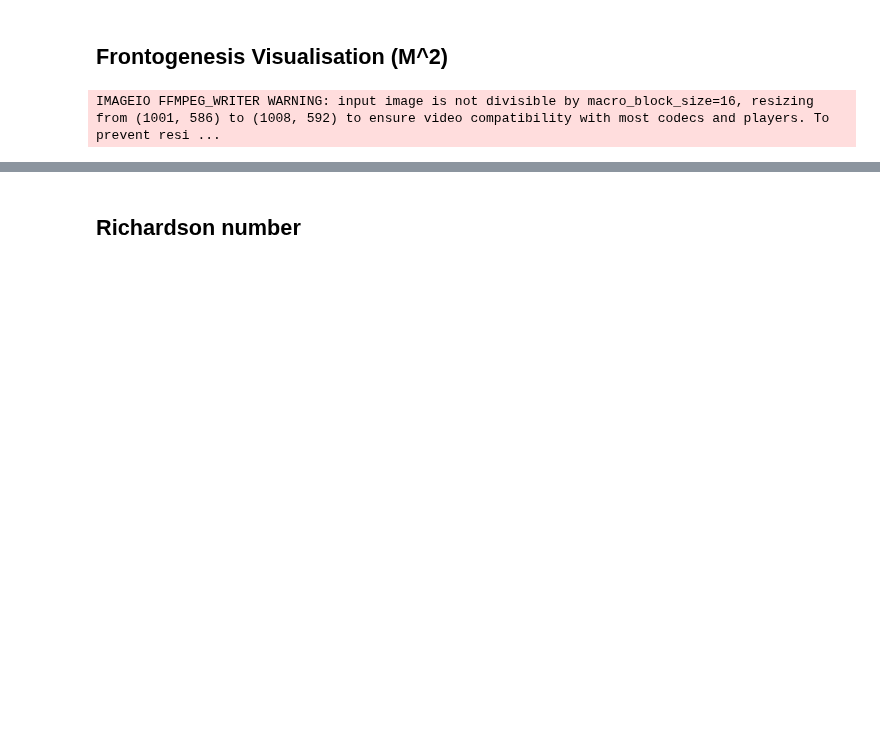
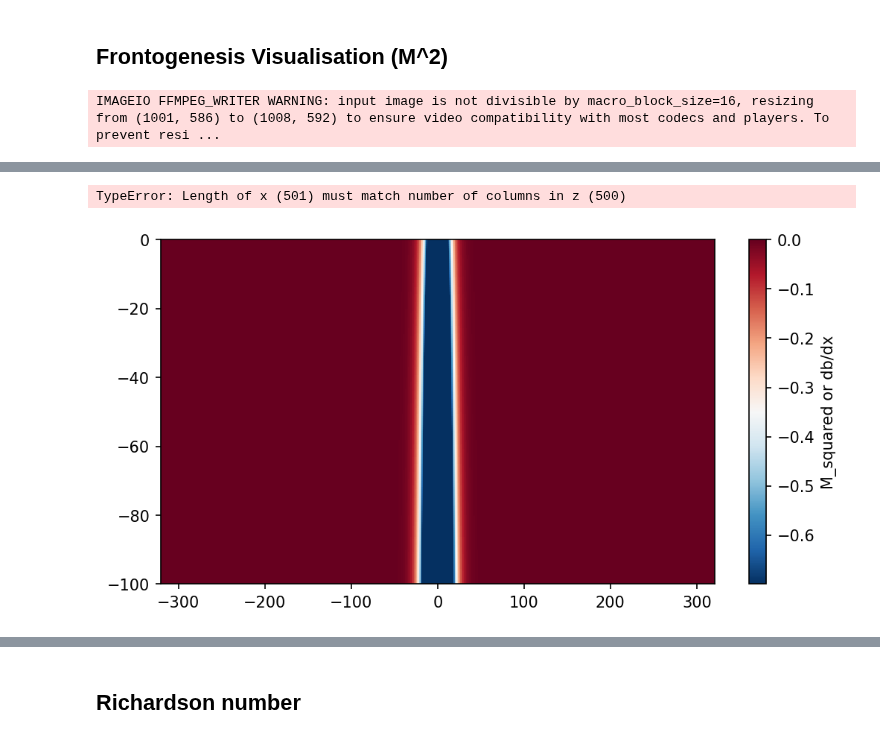
Before and after one commit to tom-rex/Oceananigans_projects, a Jupyter notebook: python_visualisations.ipynb, the cells around one changed output, grey strips where cells are left out. Cells and saved outputs as stored; diff of their text form; code cells hidden in the pictures; blank space fills up the shorter version.

```diff
--- a/python_visualisations.ipynb
+++ b/python_visualisations.ipynb
@@ -209,0 +270,64 @@ plt.show()
+# %%
+# contours working
+
+b = ds['b'].load()  # Load only after preprocessing
+
+
+# 2. Downsample in Time (every 10th frame)
+time_step = max(1, len(ds.time)//100)  # Target ~100 frames max
+selected_times = ds.time[::time_step]
+
+# 3. Pre-compute plot limits
+vmin, vmax = float(v_g.quantile(0.05)), float(v_g.quantile(0.95))
+x_km = ds.x_faa.values / 1e3
+
+# 4. Parallel Frame Generation (faster than sequential)
+def create_frame(i):
+    fig, ax = plt.subplots(figsize=(8,4), dpi=150)
+    b_data = b.isel(time=i).values
+    v_g_data = v_g.isel(time=i).values
+
+    # Optimized plotting
+    pc = ax.pcolormesh(x_km, ds.z_aac.values, v_g_data,
+                      cmap='RdBu_r', shading='auto',
+                      vmin=vmin, vmax=vmax)
+
+    cbar = fig.colorbar(pc, ax=ax, label='M_squared or db/dx')
+
+
+
+    #ax.contour(x_km, ds.z_aac.values, b_data,
+              #levels=10, colors='k', linewidths=0.5)
+
+    ax.set(title=f"t = {ds.time.nondim_time[i].values:.2f}, {filename}, v_g plot",
+           xlabel="x (km)", ylabel="z (m)")
+    #ax.axvline(-x_km.max() + 4 , color='0.5', linestyle='--')
+    #ax.axvline(x_km.max() - 4, color='0.5', linestyle='--')
+
+
+    ax.set_xlim(-100, 100)
+
+
+    frame_path = f"frames/frame_{i:04d}.png"
+    fig.savefig(frame_path, bbox_inches='tight')
+    plt.close(fig)
+    return frame_path
+
+# 5. Process frames in batches
+frame_paths = []
+for i in tqdm(range(0, len(ds.time), time_step)):
+    frame_paths.append(create_frame(i))
+
+# 6. Faster video compilation
+imageio.mimsave(f"{filename}_geostrophic_v.mp4",
+               [imageio.imread(fp) for fp in frame_paths],
+               fps=10,  # Increased frames per second
+               codec='libx264',
+               quality=8)
+
+# Cleanup
+for fp in frame_paths:
+    os.remove(fp)
+# %% [output]
+TypeError: Length of x (501) must match number of columns in z (500)
+[figure, added]
```
Also changed, not shown: parts of 10 cells of this notebook.
